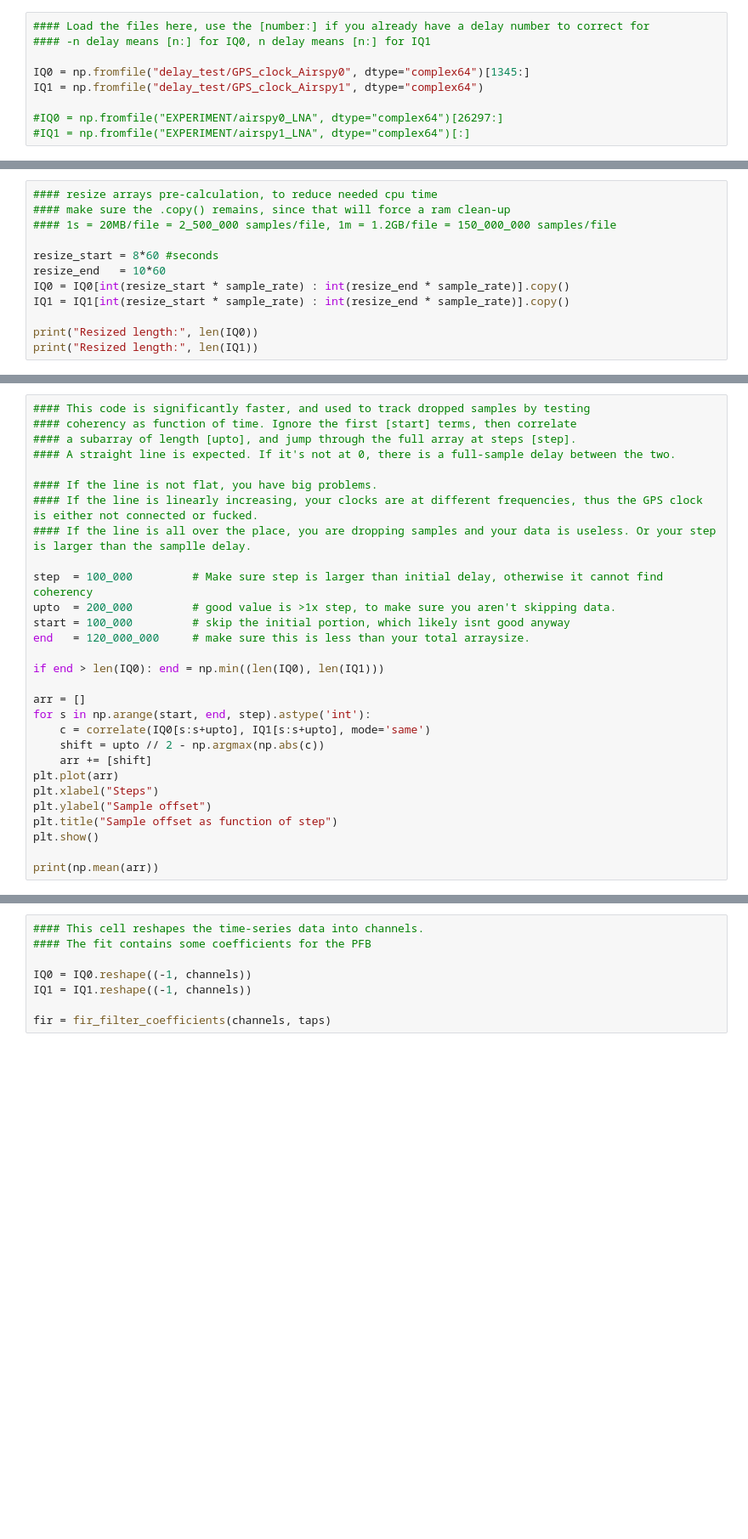
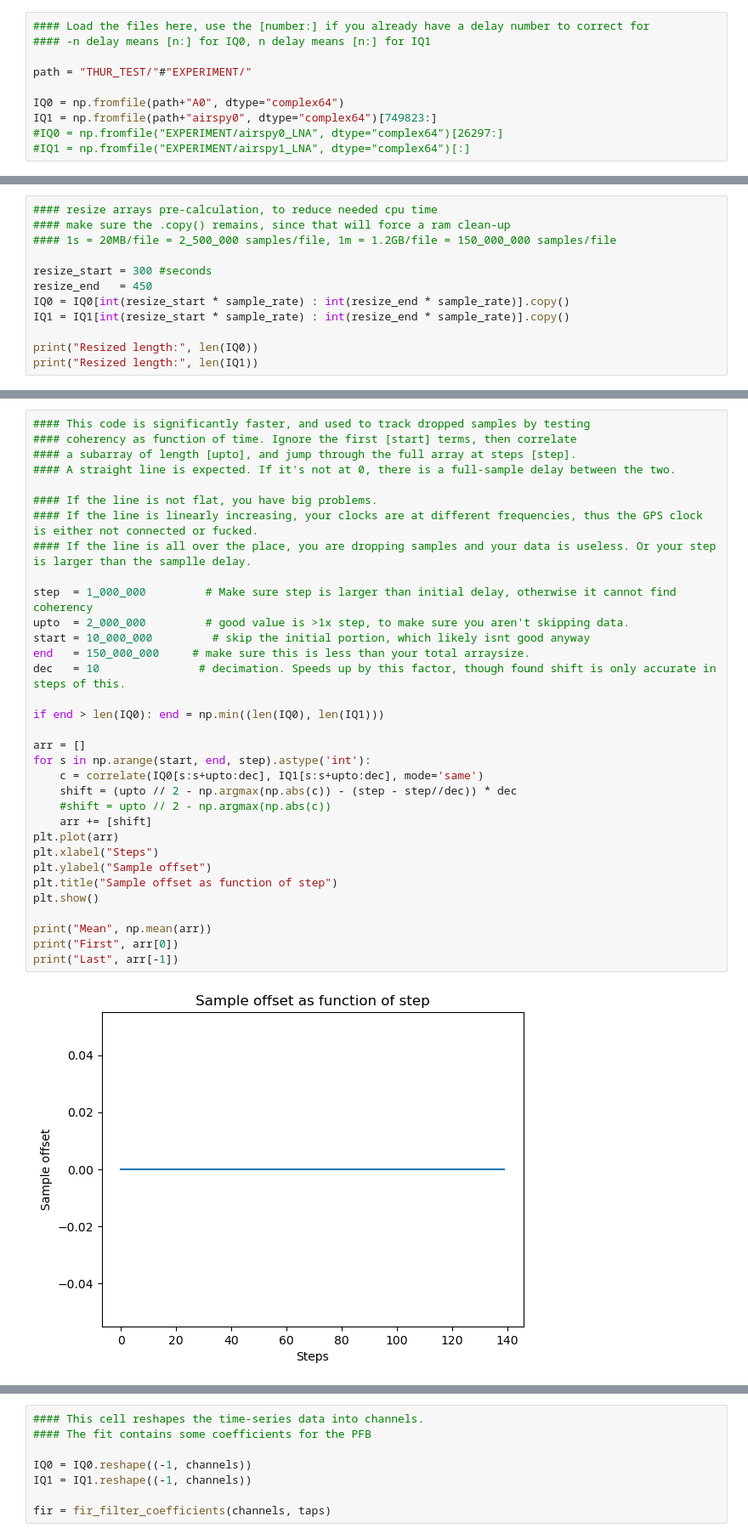
Before and after one commit to Bliodine/RA_Interferometer, a Jupyter notebook: Data acquisition/Data_delay_finder.ipynb, the cells around one changed output, grey strips where cells are left out. Shown at 85% size. Saved outputs shown, nothing was run; the diff lists cells and outputs as text; blank space fills up the shorter version.

Commit message:
update to data acq. programs

```diff
--- a/Data acquisition/Data_delay_finder.ipynb
+++ b/Data acquisition/Data_delay_finder.ipynb
@@ -11,9 +11,10 @@ sample_rate = 2.5e6
 #### Load the files here, use the [number:] if you already have a delay number to correct for
 #### -n delay means [n:] for IQ0, n delay means [n:] for IQ1
 
-IQ0 = np.fromfile("delay_test/GPS_clock_Airspy0", dtype="complex64")[1345:]
-IQ1 = np.fromfile("delay_test/GPS_clock_Airspy1", dtype="complex64")
+path = "THUR_TEST/"#"EXPERIMENT/"
 
+IQ0 = np.fromfile(path+"A0", dtype="complex64")
+IQ1 = np.fromfile(path+"airspy0", dtype="complex64")[749823:]
 #IQ0 = np.fromfile("EXPERIMENT/airspy0_LNA", dtype="complex64")[26297:]
 #IQ1 = np.fromfile("EXPERIMENT/airspy1_LNA", dtype="complex64")[:]
 # %%
@@ -26,8 +30,8 @@ print("Original length:", len(IQ1))
 #### make sure the .copy() remains, since that will force a ram clean-up
 #### 1s = 20MB/file = 2_500_000 samples/file, 1m = 1.2GB/file = 150_000_000 samples/file
 
-resize_start = 8*60 #seconds
-resize_end   = 10*60
+resize_start = 300 #seconds
+resize_end   = 450
 IQ0 = IQ0[int(resize_start * sample_rate) : int(resize_end * sample_rate)].copy()
 IQ1 = IQ1[int(resize_start * sample_rate) : int(resize_end * sample_rate)].copy()
 
@@ -60,29 +67,35 @@ print(len(IQ1)//2 - np.argmax(np.abs(corr_abs)))
 # %%
 #### This code is significantly faster, and used to track dropped samples by testing
 #### coherency as function of time. Ignore the first [start] terms, then correlate
 #### a subarray of length [upto], and jump through the full array at steps [step].
 #### A straight line is expected. If it's not at 0, there is a full-sample delay between the two.
 
 #### If the line is not flat, you have big problems.
 #### If the line is linearly increasing, your clocks are at different frequencies, thus the GPS clock is either not connected or fucked.
 #### If the line is all over the place, you are dropping samples and your data is useless. Or your step is larger than the samplle delay.
 
-step  = 100_000         # Make sure step is larger than initial delay, otherwise it cannot find coherency
-upto  = 200_000         # good value is >1x step, to make sure you aren't skipping data.
-start = 100_000         # skip the initial portion, which likely isnt good anyway
-end   = 120_000_000     # make sure this is less than your total arraysize.
+step  = 1_000_000         # Make sure step is larger than initial delay, otherwise it cannot find coherency
+upto  = 2_000_000         # good value is >1x step, to make sure you aren't skipping data.
+start = 10_000_000         # skip the initial portion, which likely isnt good anyway
+end   = 150_000_000     # make sure this is less than your total arraysize.
+dec   = 10               # decimation. Speeds up by this factor, though found shift is only accurate in steps of this.
 
 if end > len(IQ0): end = np.min((len(IQ0), len(IQ1)))
 
 arr = []
 for s in np.arange(start, end, step).astype('int'):
-    c = correlate(IQ0[s:s+upto], IQ1[s:s+upto], mode='same')
-    shift = upto // 2 - np.argmax(np.abs(c))
+    c = correlate(IQ0[s:s+upto:dec], IQ1[s:s+upto:dec], mode='same')
+    shift = (upto // 2 - np.argmax(np.abs(c)) - (step - step//dec)) * dec
+    #shift = upto // 2 - np.argmax(np.abs(c))
     arr += [shift]
 plt.plot(arr)
 plt.xlabel("Steps")
 plt.ylabel("Sample offset")
 plt.title("Sample offset as function of step")
 plt.show()
 
-print(np.mean(arr))
+print("Mean", np.mean(arr))
+print("First", arr[0])
+print("Last", arr[-1])
+# %% [output]
+[figure, added]
```
Also changed, not shown: parts of 13 cells of this notebook, 3 other files.
